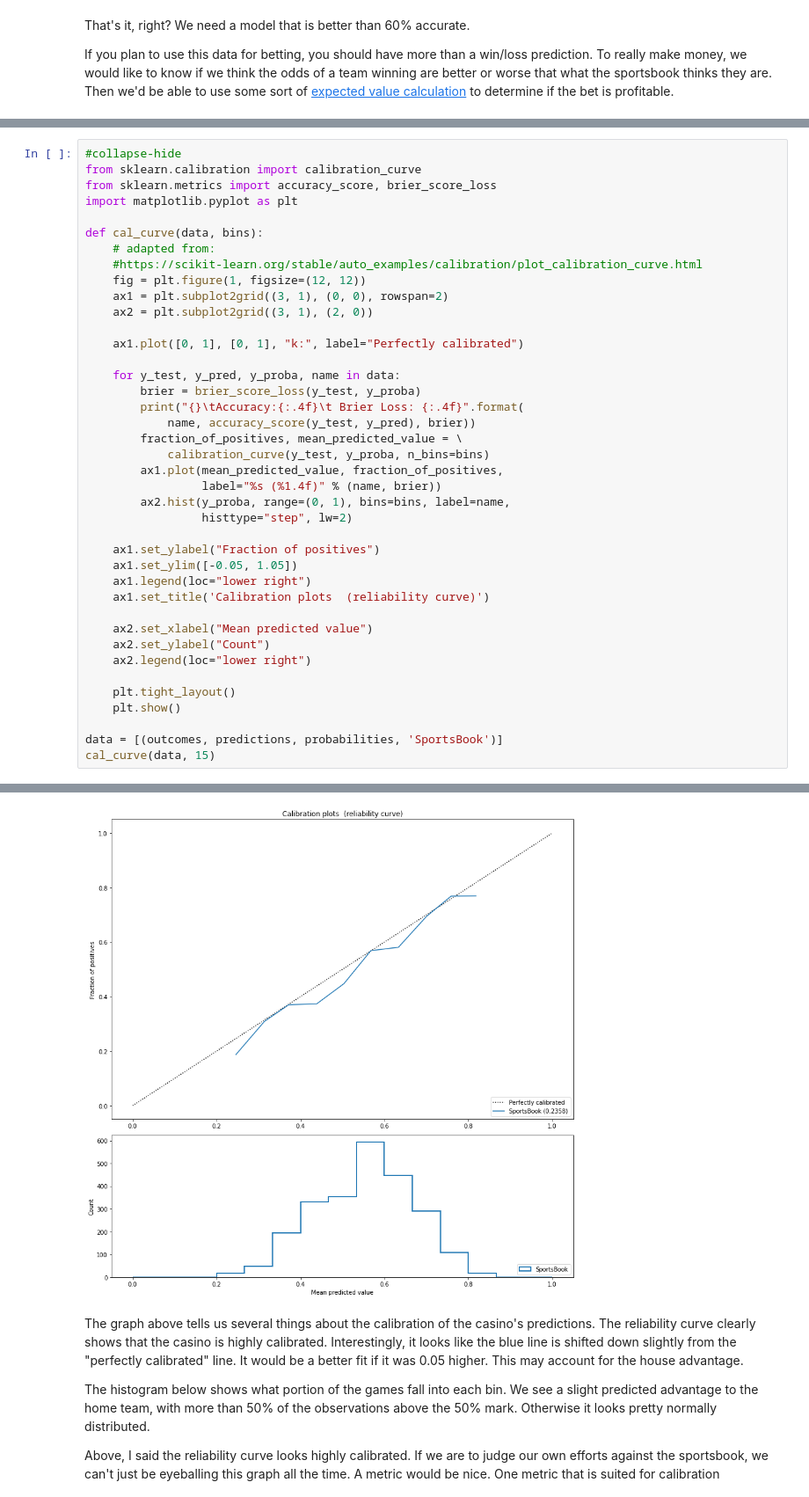
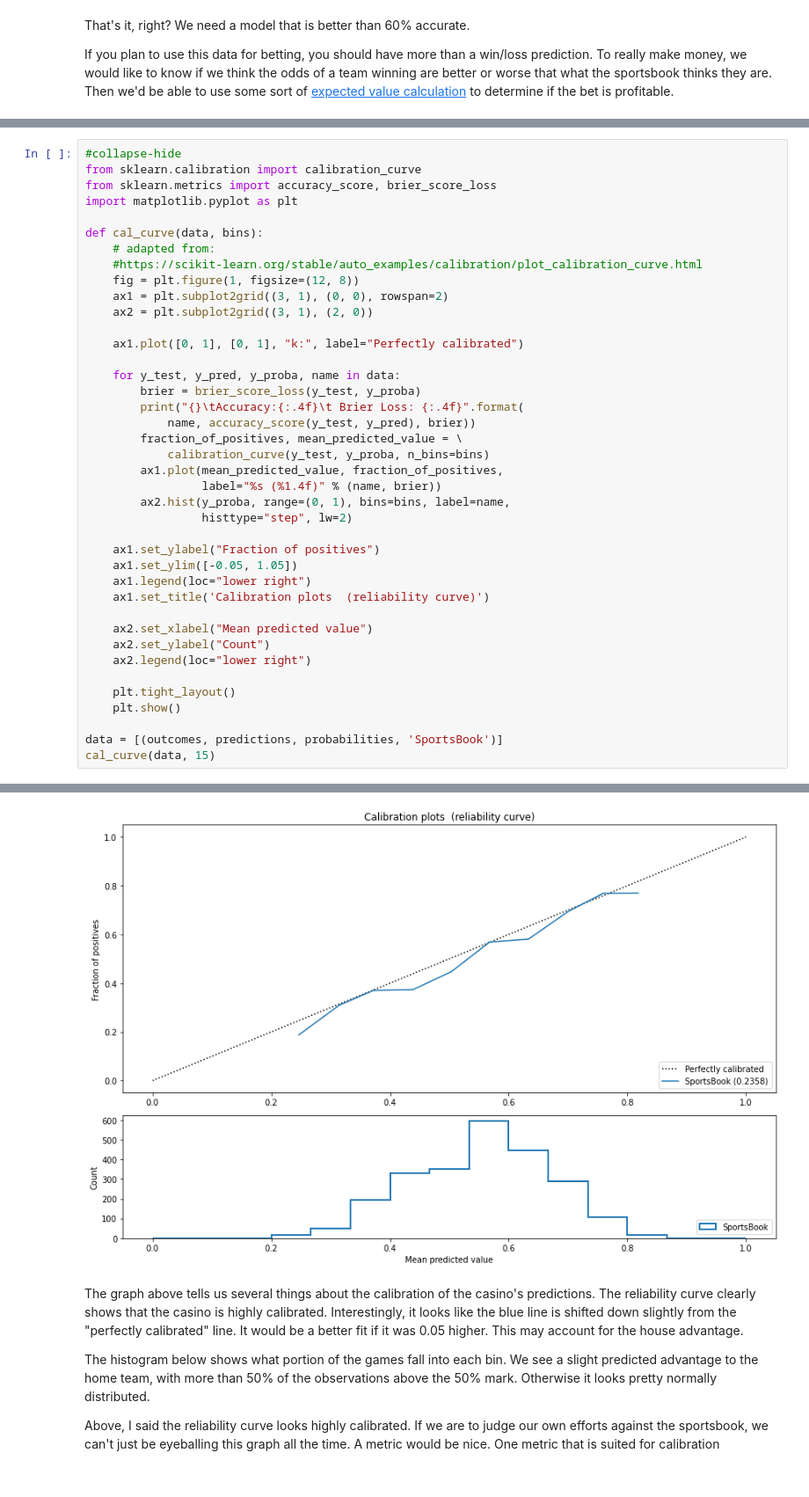
Before and after one commit to ericbaranowski/mlb_notebooks, a Jupyter notebook: _notebooks/2020-09-20-baseball_project.ipynb, the cells around one changed output, grey strips where cells are left out. Shown: that part at 88% size. Saved outputs shown, nothing was run; the diff lists cells and outputs as text.

```diff
--- a/_notebooks/2020-09-20-baseball_project.ipynb
+++ b/_notebooks/2020-09-20-baseball_project.ipynb
@@ -131,40 +132,40 @@ import matplotlib.pyplot as plt
 def cal_curve(data, bins):
     # adapted from:
     #https://scikit-learn.org/stable/auto_examples/calibration/plot_calibration_curve.html
-    fig = plt.figure(1, figsize=(12, 12))
+    fig = plt.figure(1, figsize=(12, 8))
     ax1 = plt.subplot2grid((3, 1), (0, 0), rowspan=2)
     ax2 = plt.subplot2grid((3, 1), (2, 0))
 
     ax1.plot([0, 1], [0, 1], "k:", label="Perfectly calibrated")
 
     for y_test, y_pred, y_proba, name in data:
         brier = brier_score_loss(y_test, y_proba)
         print("{}\tAccuracy:{:.4f}\t Brier Loss: {:.4f}".format(
             name, accuracy_score(y_test, y_pred), brier))
         fraction_of_positives, mean_predicted_value = \
             calibration_curve(y_test, y_proba, n_bins=bins)
         ax1.plot(mean_predicted_value, fraction_of_positives,
                  label="%s (%1.4f)" % (name, brier))
         ax2.hist(y_proba, range=(0, 1), bins=bins, label=name,
                  histtype="step", lw=2)
 
     ax1.set_ylabel("Fraction of positives")
     ax1.set_ylim([-0.05, 1.05])
     ax1.legend(loc="lower right")
     ax1.set_title('Calibration plots  (reliability curve)')
 
     ax2.set_xlabel("Mean predicted value")
     ax2.set_ylabel("Count")
     ax2.legend(loc="lower right")
 
     plt.tight_layout()
     plt.show()
 
 data = [(outcomes, predictions, probabilities, 'SportsBook')]
 cal_curve(data, 15)
 # %% [output]
 SportsBook      Accuracy:0.6006  Brier Loss: 0.2358
-[figure, old version]
+[figure, new version]
 # %% [markdown]
 The graph above tells us several things about the calibration of the casino's predictions. The reliability curve clearly shows that the casino is highly calibrated. Interestingly, it looks like the blue line is shifted down slightly from the "perfectly calibrated" line. It would be a better fit if it was 0.05 higher. This may account for the house advantage.
 
```
Also changed, not shown: parts of 4 cells of this notebook.
